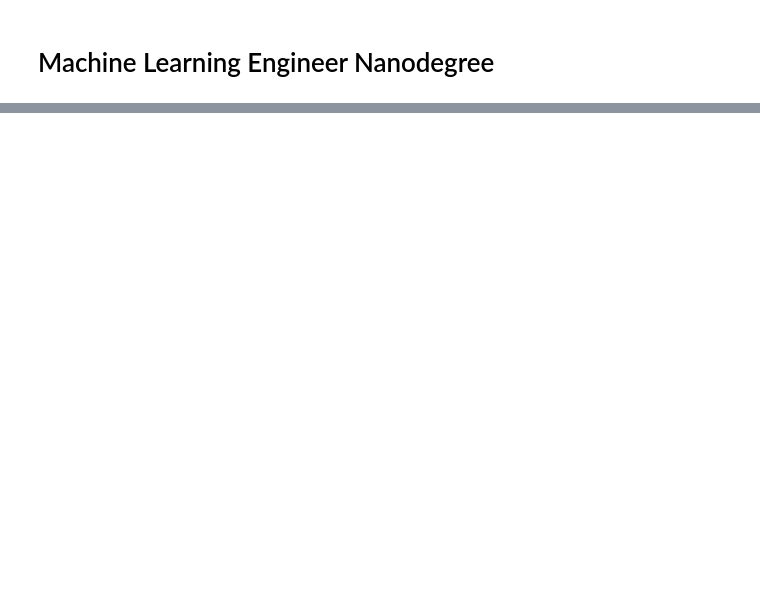
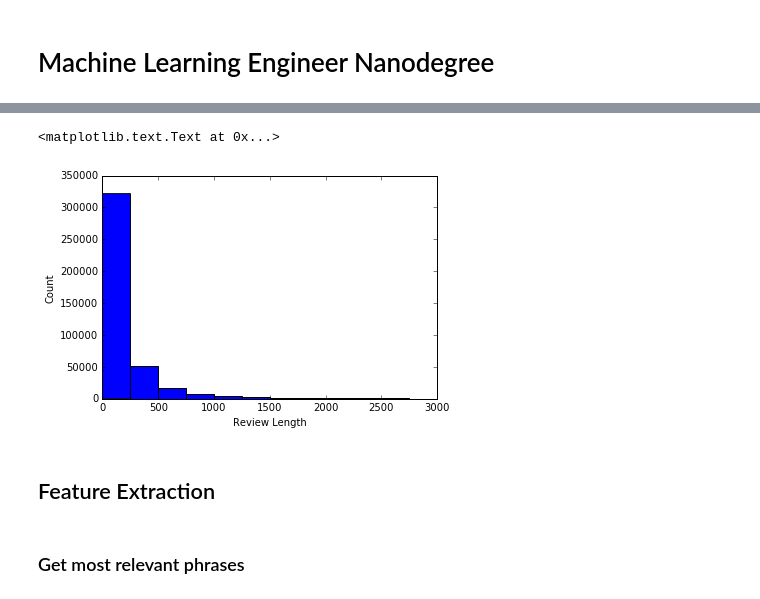
Before and after one commit to GarrisonJ/Predict-Amazon-Review-Star-Rating, a Jupyter notebook: project/MLNDCapstone.ipynb, the cells around one changed output, grey strips where cells are left out. Drawn from its saved outputs; the diff is of its cells as text; code cells hidden in the pictures; blank space fills up the shorter version.

```diff
--- a/project/MLNDCapstone.ipynb
+++ b/project/MLNDCapstone.ipynb
@@ -75,0 +88,12 @@ plt.show()
+# %%
+review_length_distribution_plt = pd.DataFrame(data["Reviews"].str.len())
+review_length_distribution_plt = review_length_distribution_plt[review_length_distribution_plt.Reviews < 3000]
+review_length_distribution_plt.groupby(["Reviews"])
+review_length_distribution_plt = review_length_distribution_plt.plot(kind='hist', legend=None, bins=12)
+review_length_distribution_plt.set_xlabel("Review Length")
+review_length_distribution_plt.set_ylabel("Count")
+# %% [output]
+<matplotlib.text.Text at 0x...>
+[figure, added]
+# %% [markdown]
+## Feature Extraction
@@ -75,0 +113,2 @@ plt.show()
+# %% [markdown]
+### Get most relevant  phrases
```
Also changed, not shown: parts of 47 cells of this notebook, 2 other files.
